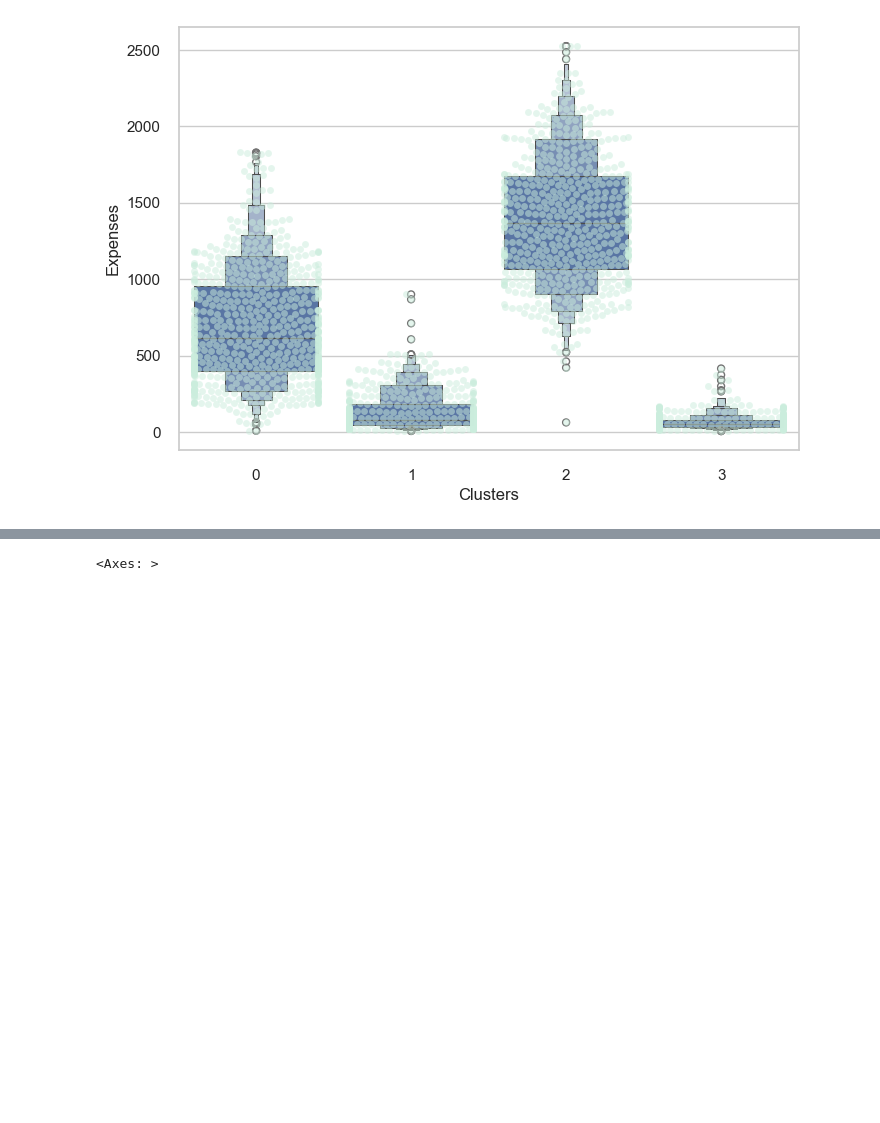
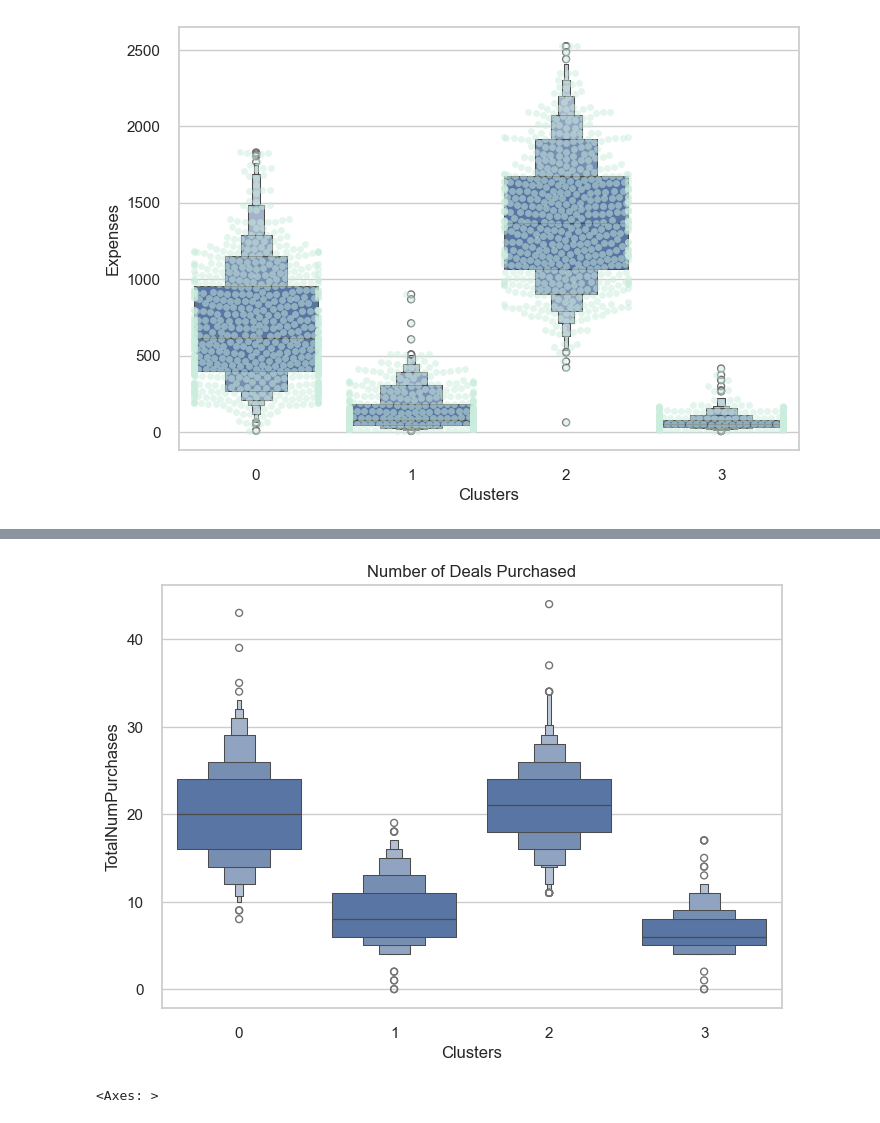
Before and after one commit to SajjadKhanYousafzai/Projects--Kaggle-, a Jupyter notebook: Customer Personality Analysis/cust_personality_analysis.ipynb, the cells around one changed output, grey strips where cells are left out. Saved outputs shown, nothing was run; the diff lists cells and outputs as text; code cells hidden in the pictures; blank space fills up the shorter version.

```diff
--- a/Customer Personality Analysis/cust_personality_analysis.ipynb
+++ b/Customer Personality Analysis/cust_personality_analysis.ipynb
@@ -703,3 +712,11 @@ plt.show()
+# %%
+#Plotting the number of deals purchased
+plt.figure()
+pl=sns.boxenplot(y=df["TotalNumPurchases"],x=df["Clusters"])
+pl.set_title("Number of Deals Purchased")
+plt.show()
+# %% [output]
+[figure, added]
 # %%
 # Plotting the correlation matrix
 plt.figure(figsize=(20, 12))
```
Also changed, not shown: parts of 1 cell of this notebook.
